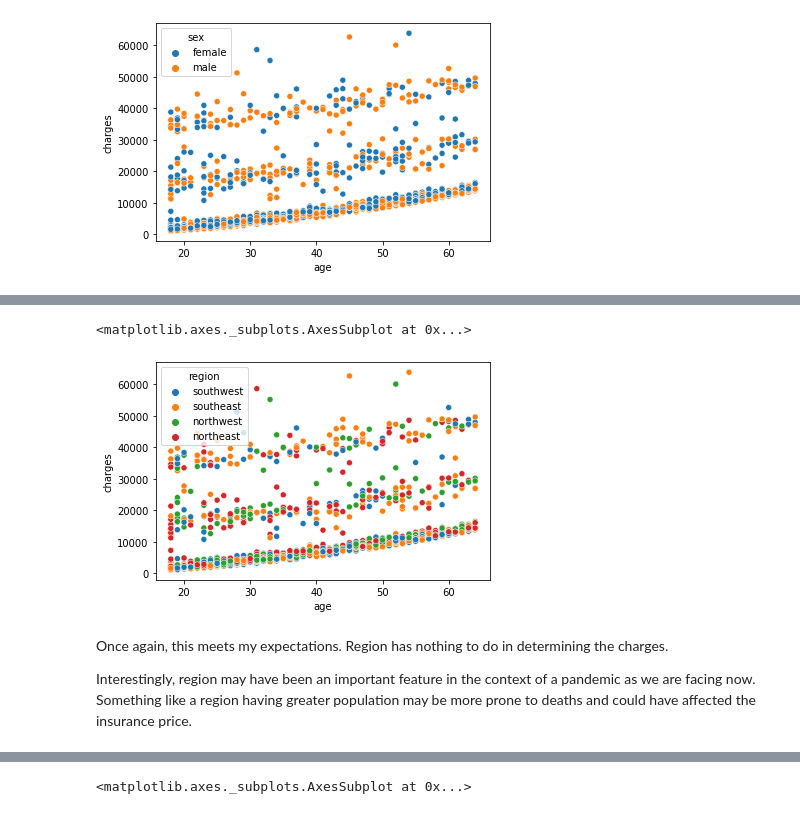
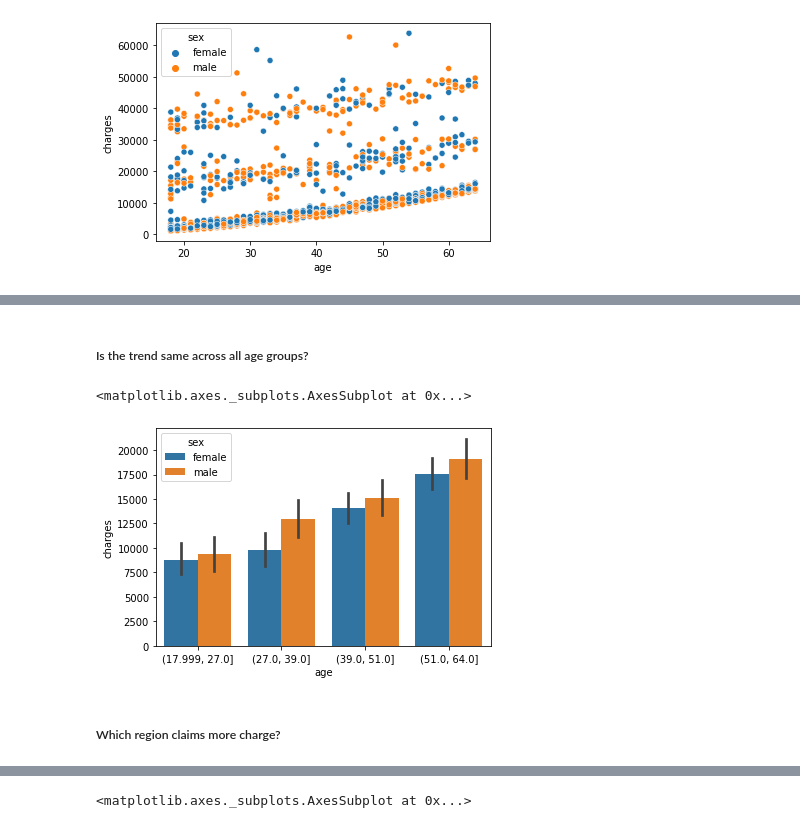
Before and after one commit to chatterjeerajdeep/machine-learning-projects, a Jupyter notebook: EDA_for_insurance_data.ipynb, the cells around one changed output, grey strips where cells are left out. Saved outputs shown, nothing was run; the diff lists cells and outputs as text; code cells hidden in the pictures.

Commit message:
Complete EDA on insurance data set with detailed observations and summary of analysis

```diff
--- a/EDA_for_insurance_data.ipynb
+++ b/EDA_for_insurance_data.ipynb
@@ -73,9 +290,9 @@ But there is one point here. There are certain diseases that are more likely to
+# %% [markdown]
+##### Is the trend same across all age groups?
 # %%
-sns.scatterplot(data['age'],data['charges'], hue=data['region'])
+sns.barplot(pd.qcut(data["age"], q=4), data["charges"], hue=data["sex"])
 # %% [output]
 <matplotlib.axes._subplots.AxesSubplot at 0x...>
-[figure, old version]
+[figure, new version]
-# %% [markdown]
-Once again, this meets my expectations. Region has nothing to do in determining the charges.
-
-Interestingly, region may have been an important feature in the context of a pandemic as we are facing now. Something like a region having greater population may be more prone to deaths and could have affected the insurance price.
+# %% [markdown]
+##### Which region claims more charge?
```
Also changed, not shown: parts of 101 cells of this notebook.
